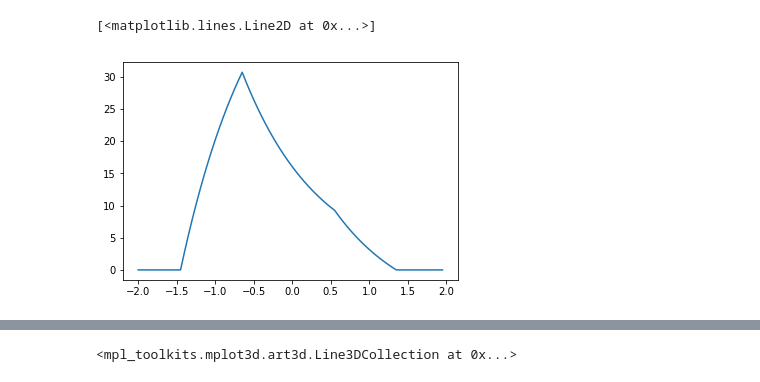
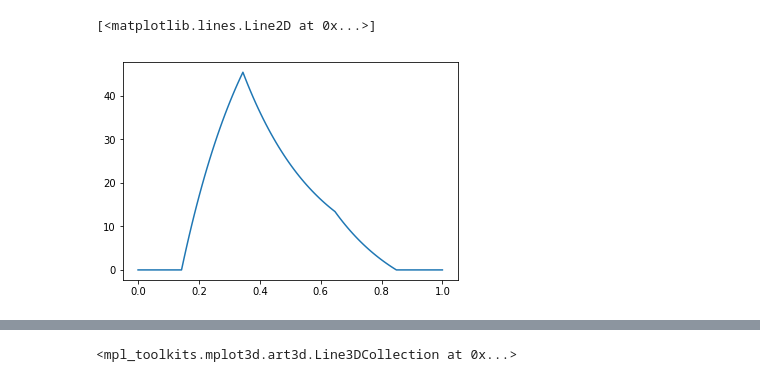
Before and after one commit to marcogenualdo/convolution-explained, a Jupyter notebook: convolution.ipynb, the cells around one changed output, grey strips where cells are left out. Drawn from its saved outputs; the diff is of its cells as text; code cells hidden in the pictures.

```diff
--- a/convolution.ipynb
+++ b/convolution.ipynb
@@ -104,12 +135,19 @@ This is all we need to implement the convolution. Here I treat the very special
 # %%
-n = len(x)
+# redefining functions
+n = 60
+x = np.linspace(-1,1,n)
+f = np.exp(-x)
+g = np.array([1. if k < 0.4 and k > -0.4 else 0. for k in x])
+
+# convolving
+cx = np.linspace(0,1,2*n)
 conv = np.zeros(2 * n)
 for i in range(n):
     conv[i] = np.sum(f[i::-1] * g[:i+1])
     conv[n+i] = np.sum(f[:i:-1] * g[i+1:])
 
 plt.plot(cx, conv)
 # %% [output]
 [<matplotlib.lines.Line2D at 0x...>]
-[figure, old version]
+[figure, new version]
 # %% [markdown]
```
Also changed, not shown: parts of 8 cells of this notebook.
